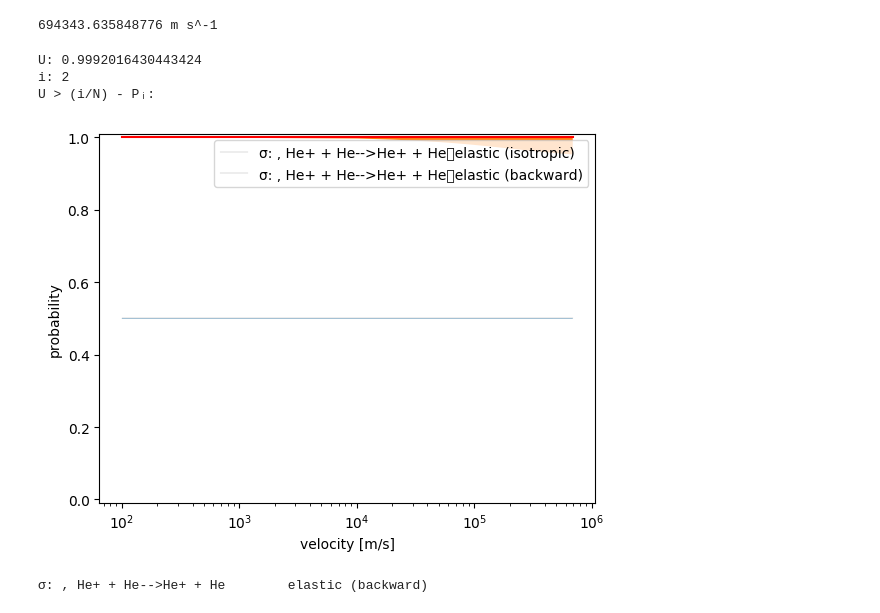
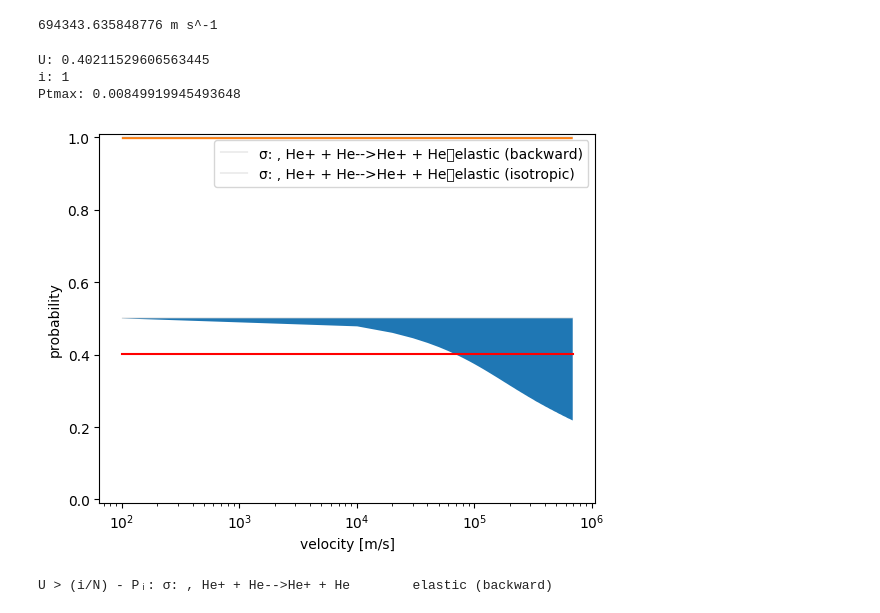
Before and after one commit to bchaber/iskra, a Jupyter notebook: docs/nanbu-scratchbook.ipynb, the cells around one changed output. Drawn from its saved outputs; the diff is of its cells as text; code cells hidden in the pictures.

```diff
--- a/docs/nanbu-scratchbook.ipynb
+++ b/docs/nanbu-scratchbook.ipynb
@@ -95,42 +128,56 @@ velocity
 #uconvert(u"kg", mass), 4.1484043136437294e-8 * 1.602176634e-19
 # %% [output]
 694343.635848776 m s^-1
+# %%
+vmin, vmax = 100, 700_000
+timestep = 1.8436578171091445e-10
+density = 9.64e20
+
+ν = vmin:10_000.0:vmax
+Δt = timestep
+n₀ = density
+N = 2
+U = rand()
+i = floor(Int64, N*U + 1)
+println("U: ", U)
+println("i: ", i)
+
+Pt = zero(ν)
+
+for collision in electron.collisions
+	mᵢ = collision.source.m / 1.602176634e-19
+	σᵢ = collision.rate
+	εᵢ = 0.5 .* mᵢ .* ν .^ 2
+
+    Pt .+= n₀ .* ν .* σᵢ.(εᵢ) .* Δt
+end
+
+Ptmax = maximum(Pt)
+println("Ptmax: ", Ptmax)
+# %% [output]
+U: 0.40211529606563445
+i: 1
+Ptmax: 0.00849919945493648
 # %%
-vmin, vmax = 100, 700_000
-timestep = 1.8436578171091445e-9#10
-density = 9.64e20
-
-ν = vmin:10_000:vmax
-Δt = timestep
-n₀ = density
-N = 2
-U = rand()
-i = floor(Int64, N*U + 1)
-println("U: ", U)
-println("i: ", i)
-
 for (j, collision) in enumerate(ion.collisions)
 	mᵢ = collision.source.m / 1.602176634e-19
 	σᵢ = collision.rate
 	εᵢ = 0.5 .* mᵢ .* ν .^ 2
-	Pᵢ = n₀ .* ν .* σᵢ.(εᵢ) .* Δt
+	Pᵢ = n₀ .* ν .* σᵢ.(εᵢ) .* Δt ./ (N*Ptmax)
     #loglog(ν, σᵢ.(εᵢ) .* Δt)
     fill_between(ν, j/N, j/N .- Pᵢ)
     semilogx(ν, j/N .+ zero(ν), "k", linewidth=0.1)
     if i == j
       hit = U > i/N - maximum(Pᵢ)
       println("U > (i/N) - Pᵢ: ", hit ? collision : "null-collision")
     end
 end
 legend(string.(ion.collisions))
 semilogx(ν, U .+ zero(ν), "r")
 ylim(-0.01, +1.01)
 xlabel("velocity [m/s]")
 ylabel("probability")
 nothing
 # %% [output]
+[figure, new version]
-U: 0.9992016430443424
-i: 2
-U > (i/N) - Pᵢ:
+U > (i/N) - Pᵢ: σ: , He+ + He-->He+ + He        elastic (backward)
-[figure, old version]
-σ: , He+ + He-->He+ + He        elastic (backward)
```
Also changed, not shown: parts of 7 cells of this notebook.
